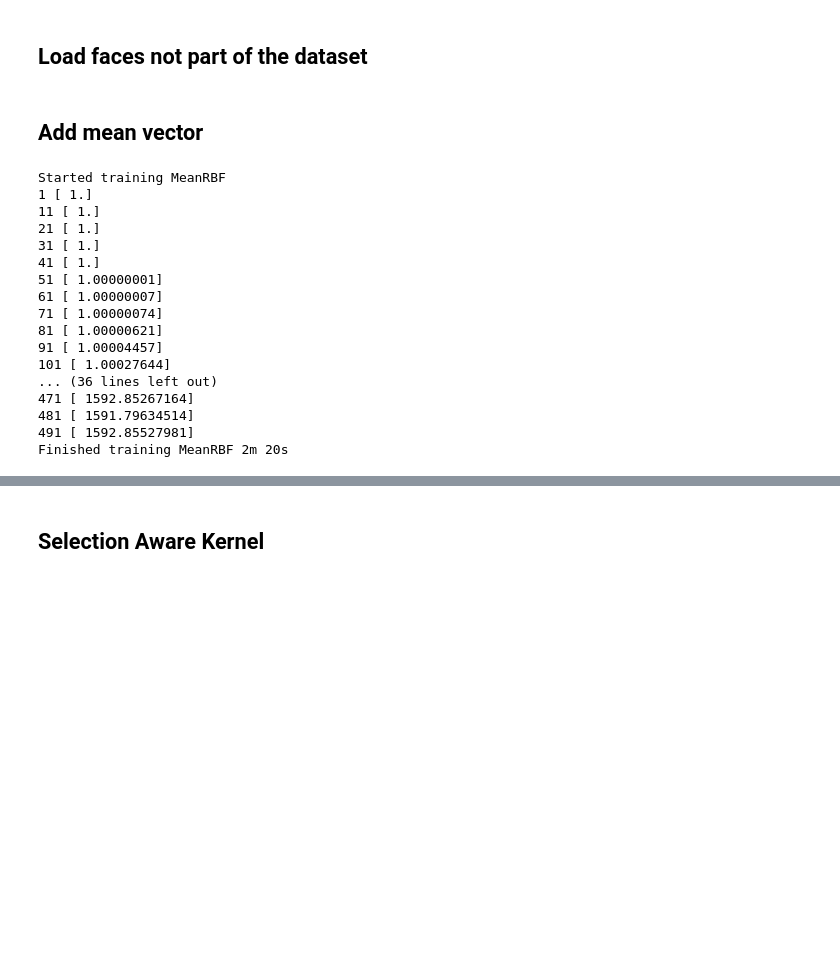
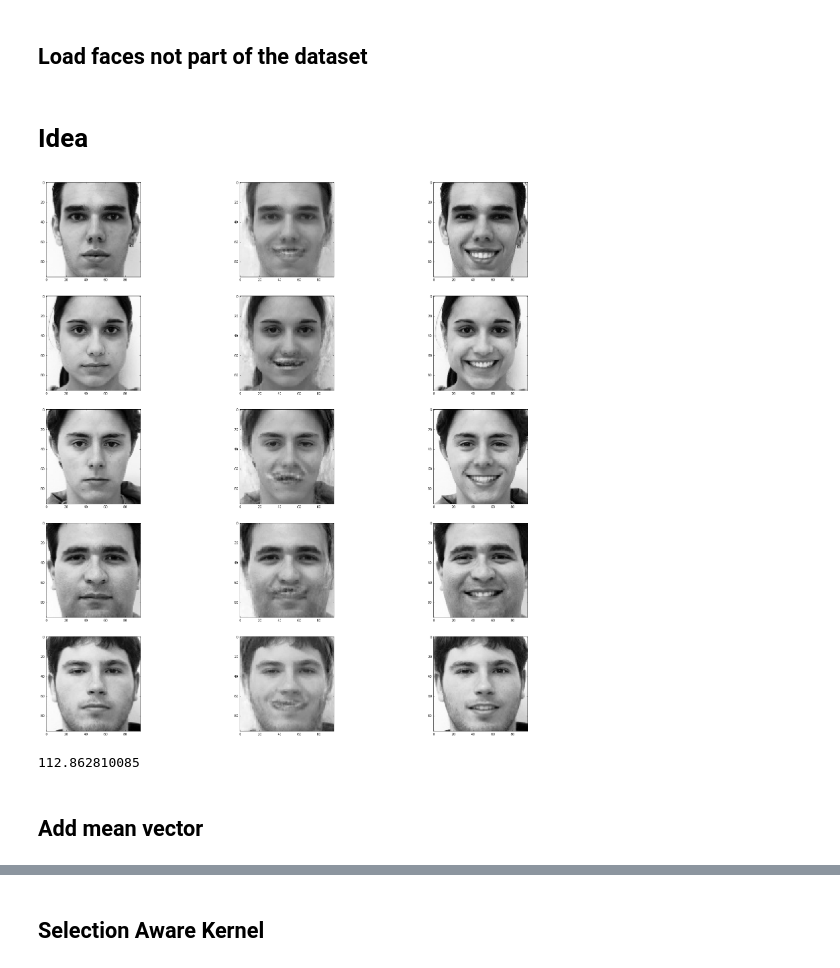
Before and after one commit to ehlemur-zz/BP, a Jupyter notebook: SOP Scratchpad.ipynb, the cells around one changed output, grey strips where cells are left out. Cells and saved outputs as stored; diff of their text form; code cells hidden in the pictures; blank space fills up the shorter version.

```diff
--- a/SOP Scratchpad.ipynb
+++ b/SOP Scratchpad.ipynb
@@ -200,3 +203,5 @@ some_guy = spImage.imread('some_guy.jpeg', flatten=True).reshape(1, 9216) / 255
 obama = spImage.imread('obama.jpeg', flatten=True).reshape(1, 9216) / 255
 lemur_face = spImage.imread('lemur_face.jpeg', flatten=True).reshape(1, 9216) / 255
 panther_face = spImage.imread('../panther.jpeg', flatten=True).reshape(1, 9216) / 255
+# %% [markdown]
+# Idea
@@ -203,53 +237,29 @@ panther_face = spImage.imread('../panther.jpeg', flatten=True).reshape(1, 9216)
+# %%
+class IdeaKernel:
+  def __init__(self, betas):
+    self.betas = betas
+
+  def set_x(self, X1, X2):
+    self.K = self._kernel(X1, X2)
+    d = X1.shape[1]
+    self.X1 = X1.T.reshape(d, -1, 1)
+    self.X2 = X2.T.reshape(d, -1, 1)
+
+  def __call__(self, k):
+    p = self.betas[k]
+    q = 1 - p
+    return p * self.K + q * self._kernel(self.X1[k], self.X2[k]) + 1
+
+  def _kernel(self, X, Y):
+    return (X.dot(Y.T) + 1)**1.1
+# %%
+idea = Idea(IdeaKernel).fit(neutral_training, smiling_training)
+idea_pred = idea.predict(neutral_test)
+# %%
+plot_many(FACES_SHAPE, 3, neutral_test[:5], idea_pred[:5], smiling_test[:5])
+print MSE(idea_pred, smiling_test)
+# %% [output]
+[figure, added]
+112.862810085
 # %% [markdown]
 ## Add mean vector
-# %%
-class MeanRBF:
-  def __init__(self, inp, out, s=40, epochs=500):
-    self.rr = sklLinear.Ridge(alpha=40).fit(inp, out - inp)
-    self.data = np.append(out, -inp, axis=0) / inp.shape[0]
-    self.s = s
-    self.epochs = epochs
-  def __call__(self, X):
-    _, J = drbf(X, np.append(self.data, X, axis=0), self.s)
-    J = np.sum(J, axis=1).T
-    J = (J / np.sqrt(np.sum(J**2, axis=0))).T
-    return np.sum(_, axis=1), J
-  def predict(self, X):
-    X0 = Y0 = X
-    lambda0 = 0
-    gamma0 = 0
-    for epoch in xrange(self.epochs):
-      F, J = self(X0)
-      if epoch % 10 == 0:
-        print epoch + 1, F
-      step = (epoch + 1) ** -.2
-      Y1 = X0 + step * J
-      lambda1 = .5 + (1 + 4 * lambda0**2)**.5 / 2
-      gamma1 = (1 - lambda0) / lambda1
-      X1 = (1 - gamma1) * Y1 + gamma1 * Y0
-      X0 = X1
-      Y0 = Y1
-
-    return normalize(X0)
-
-mean_rbf = MeanRBF(neutral_training, smiling_training)
-with Timer("training MeanRBF"):
-  pred = mean_rbf.predict(neutral_test)
-# %% [output]
-Started training MeanRBF
-1 [ 1.]
-11 [ 1.]
-21 [ 1.]
-31 [ 1.]
-41 [ 1.]
-51 [ 1.00000001]
-61 [ 1.00000007]
-71 [ 1.00000074]
-81 [ 1.00000621]
-91 [ 1.00004457]
-101 [ 1.00027644]
-... (36 lines left out)
-471 [ 1592.85267164]
-481 [ 1591.79634514]
-491 [ 1592.85527981]
-Finished training MeanRBF 2m 20s
```
Also changed, not shown: parts of 14 cells of this notebook.
